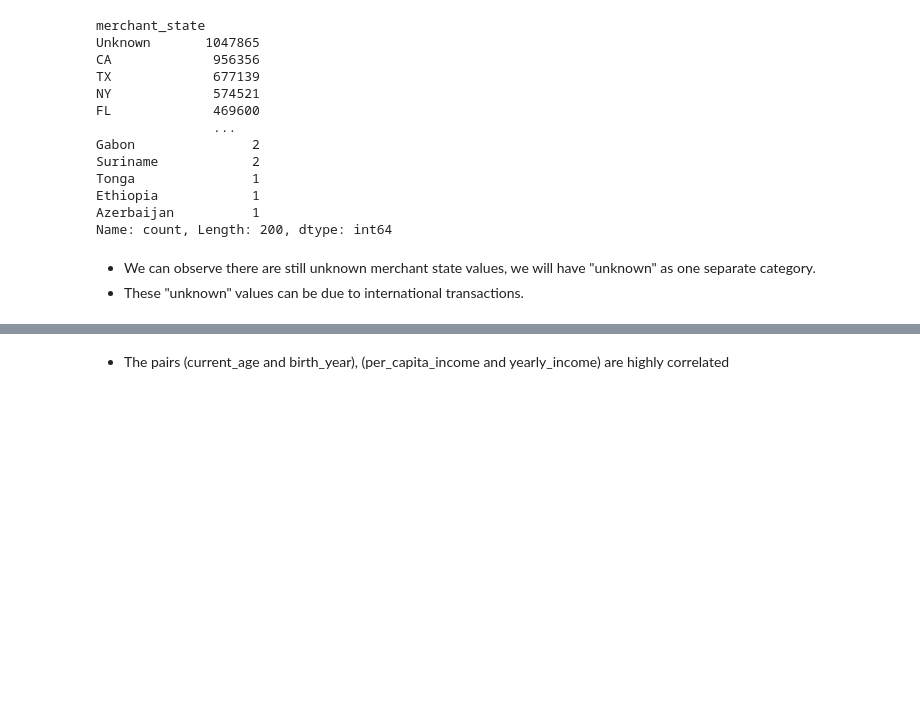
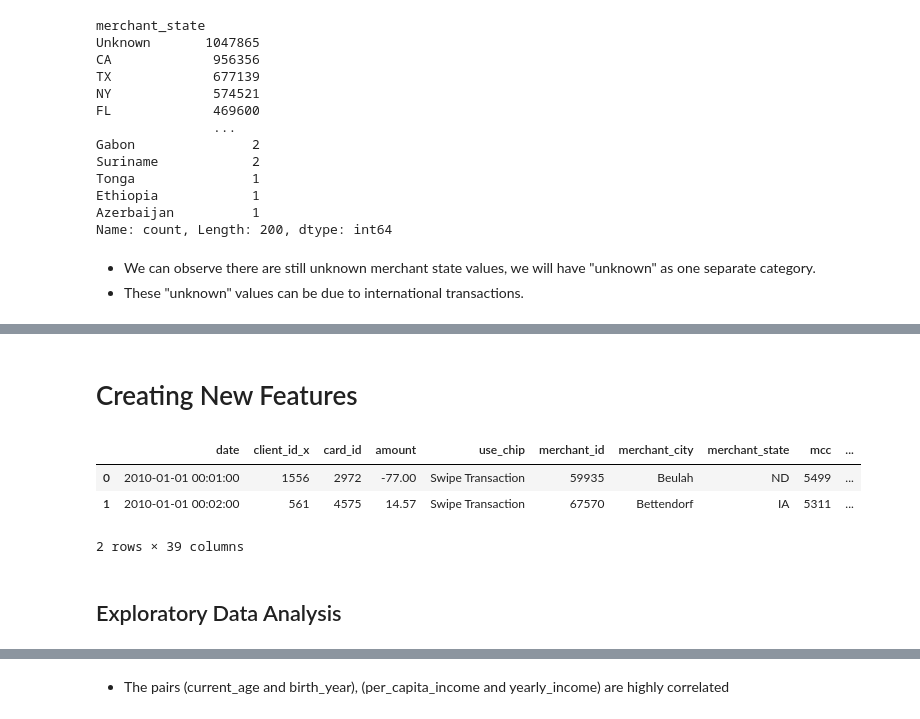
Before and after one commit to esr26/Kaggle-Projects, a Jupyter notebook: Financial Transaction Fraud/ft.ipynb, the cells around one changed output, grey strips where cells are left out. Drawn from its saved outputs; the diff is of its cells as text; code cells hidden in the pictures; blank space fills up the shorter version.

```diff
--- a/Financial Transaction Fraud/ft.ipynb
+++ b/Financial Transaction Fraud/ft.ipynb
@@ -552,0 +289,37 @@ plt.show()
+# %%
+# Replacing "$" and ',' with empty space
+def clean_currency(val):
+    if isinstance(val, str):
+        return val.replace("$", "").replace(",", "")
+    return val
+
+
+numeric_cols = ['amount', 'per_capita_income', 'yearly_income', 'total_debt', 'credit_limit']
+for cols in numeric_cols:
+    cleaned_df[cols] = cleaned_df[cols].apply(clean_currency).astype(float)
+# %%
+cleaned_df['date'] = pd.to_datetime(cleaned_df['date'], errors='coerce')
+cleaned_df['expires'] = pd.to_datetime(cleaned_df['expires'], format="%m/%Y").dt.to_period('M')
+cleaned_df['acct_open_date'] = pd.to_datetime(cleaned_df['acct_open_date'], format="%m/%Y").dt.to_period('M')
+# %%
+# Replacing "Yes" & "No" with 1 & 0 respectively.
+cleaned_df['has_chip'] = cleaned_df['has_chip'].map({"YES": 1, "NO": 0})
+cleaned_df['fraud_label'] = cleaned_df['fraud_label'].map({'Yes': 1, 'No': 0})
+# %% [markdown]
+# Creating New Features
+# %%
+# Age of the account
+cleaned_df['account_age_months'] = (cleaned_df['date'].dt.to_period("M") - cleaned_df['acct_open_date']).apply(lambda x: x.n)
+
+# he number of months left until the card expires from the transaction date
+cleaned_df['months_until_expiry'] = (cleaned_df['expires'] - cleaned_df['date'].dt.to_period('M')).apply(lambda x: x.n)
+
+# number of years since the pin changed
+cleaned_df['years_since_pin_changed'] = cleaned_df['year_pin_last_changed'] - cleaned_df['acct_open_date'].dt.year
+# %%
+cleaned_df.head(2)
+# %% [output]
+|  | date | client_id_x | card_id | amount | use_chip | merchant_id | merchant_city | merchant_state | mcc | ... |
+| 0 | 2010-01-01 00:01:00 | 1556 | 2972 | -77.00 | Swipe Transaction | 59935 | Beulah | ND | 5499 | ... |
+| 1 | 2010-01-01 00:02:00 | 561 | 4575 | 14.57 | Swipe Transaction | 67570 | Bettendorf | IA | 5311 | ... |
+2 rows × 39 columns
@@ -552,0 +328,2 @@ plt.show()
+# %% [markdown]
+## Exploratory Data Analysis
```
Also changed, not shown: parts of 64 cells of this notebook.
